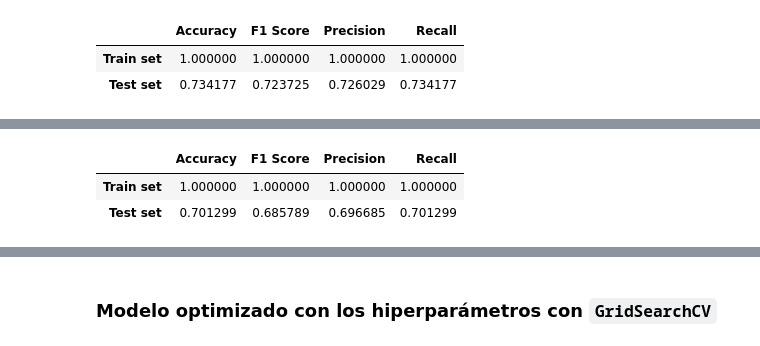
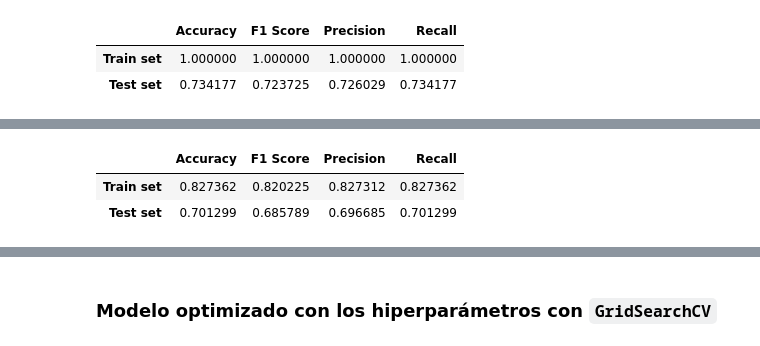
Before and after one commit to 4GeeksAcademy/pabloaznar-intro-ml, a Jupyter notebook: src/06-boosting.ipynb, the cells around one changed output, grey strips where cells are left out. Cells and saved outputs as stored; diff of their text form; code cells hidden in the pictures.

```diff
--- a/src/06-boosting.ipynb
+++ b/src/06-boosting.ipynb
@@ -40,14 +34,11 @@ X_train_3, X_test_3, y_train_3, y_test_3 = train_test_split(X_invalids_knn, y_in
 # %% [markdown]
 ## Paso 3. Modelado y Ajuste
 # %%
-model_boosting_default_1 = XGBClassifier(random_state=21)
-model_boosting_default_1.fit(X_train_1, y_train_1)
+default_bm_1 = XGBClassifier(random_state=21)
+default_bm_1.fit(X_train_1, y_train_1)
 
-model_boosting_default_2 = XGBClassifier(random_state=21)
-model_boosting_default_2.fit(X_train_2, y_train_2)
-
-model_boosting_default_3 = XGBClassifier(random_state=21)
-model_boosting_default_3.fit(X_train_3, y_train_3)
+default_bm_3 = XGBClassifier(random_state=21)
+default_bm_3.fit(X_train_3, y_train_3)
 # %% [output]
 XGBClassifier(base_score=None, booster=None, callbacks=None,
               colsample_bylevel=None, colsample_bynode=None,
@@ -63,12 +54,9 @@ XGBClassifier(base_score=None, booster=None, callbacks=None,
 # %% [markdown]
 ## Paso 4. Predicción
 # %%
-y_pred_test_1 = model_boosting_default_1.predict(X_test_1)
-y_pred_train_1 = model_boosting_default_1.predict(X_train_1)
+y_pred_test_1 = default_bm_1.predict(X_test_1)
+y_pred_train_1 = default_bm_1.predict(X_train_1)
 
-y_pred_test_2 = model_boosting_default_2.predict(X_test_2)
-y_pred_train_2 = model_boosting_default_2.predict(X_train_2)
-
-y_pred_test_3 = model_boosting_default_3.predict(X_test_3)
-y_pred_train_3 = model_boosting_default_3.predict(X_train_3)
+y_pred_test_3 = default_bm_3.predict(X_test_3)
+y_pred_train_3 = default_bm_1.predict(X_train_3)
 # %%
@@ -88,7 +81,7 @@ default_model_metrics_2
 # %%
-default_model_metrics_3 = get_classifier_metrics(y_pred_test_3, y_test_3, y_pred_train_3, y_train_3, average='weighted')
-default_model_metrics_3
+default_bm_metrics_3 = get_classifier_metrics(y_pred_test_3, y_test_3, y_pred_train_3, y_train_3, average='weighted')
+default_bm_metrics_3
 # %% [output]
 |  | Accuracy | F1 Score | Precision | Recall |
-| Train set | 1.000000 | 1.000000 | 1.000000 | 1.000000 |
+| Train set | 0.827362 | 0.820225 | 0.827312 | 0.827362 |
 | Test set | 0.701299 | 0.685789 | 0.696685 | 0.701299 |
```
Also changed, not shown: parts of 20 cells of this notebook.
